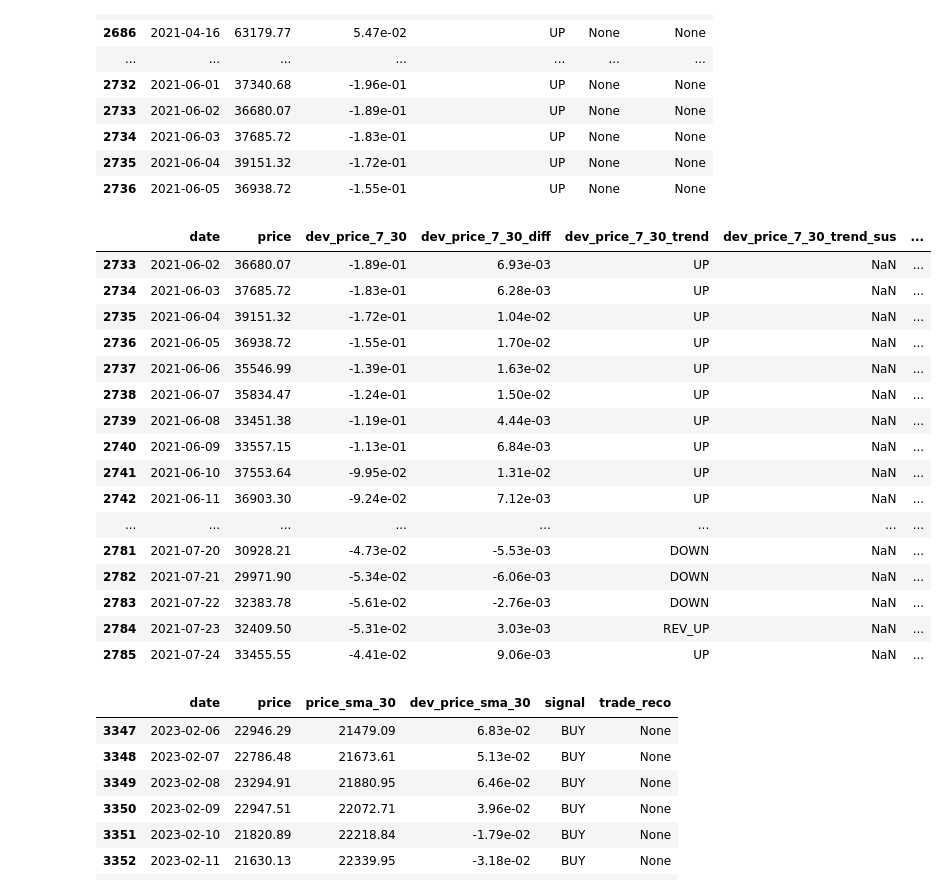
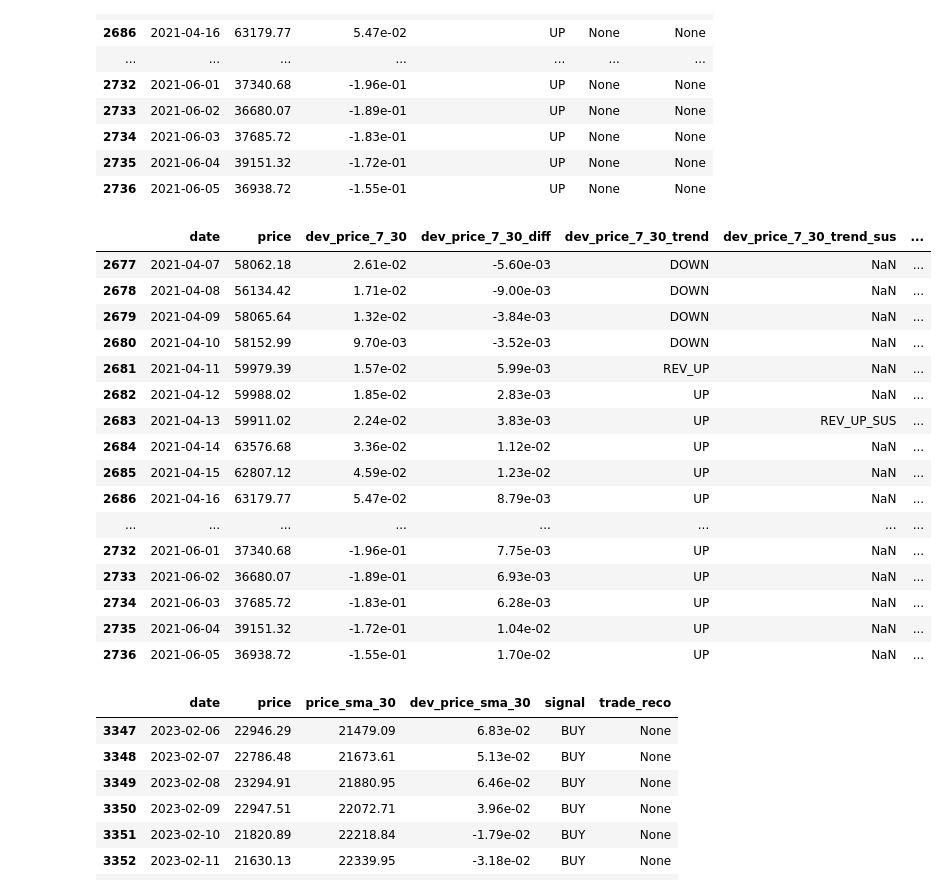
Before and after one commit to abhishek4563/crypto-trading-app, a Jupyter notebook: Algov0.2AlgoDev.ipynb, the cells around one changed output. Saved outputs shown, nothing was run; the diff lists cells and outputs as text; code cells hidden in the pictures.

```diff
--- a/Algov0.2AlgoDev.ipynb
+++ b/Algov0.2AlgoDev.ipynb
@@ -410,25 +410,25 @@ btc_hist_prices[(btc_hist_prices['date']>'2021-04-06') & (btc_hist_prices['date'
 | 2735 | 2021-06-04 | 39151.32 | -1.72e-01 | UP | None | None |
 | 2736 | 2021-06-05 | 36938.72 | -1.55e-01 | UP | None | None |
 # %%
-btc_hist_prices[(btc_hist_prices['date']>'2021-06-01') & (btc_hist_prices['date']<'2021-07-25')] [['date','price','dev_price_7_30','dev_price_7_30_diff','dev_price_7_30_trend','dev_price_7_30_trend_sus', 'signal', 'trade_reco']]
+btc_hist_prices[(btc_hist_prices['date']>'2021-04-06') & (btc_hist_prices['date']<'2021-06-06')] [['date','price','dev_price_7_30','dev_price_7_30_diff','dev_price_7_30_trend','dev_price_7_30_trend_sus', 'signal', 'trade_reco']]
 # %% [output]
 |  | date | price | dev_price_7_30 | dev_price_7_30_diff | dev_price_7_30_trend | dev_price_7_30_trend_sus | ... |
+| 2677 | 2021-04-07 | 58062.18 | 2.61e-02 | -5.60e-03 | DOWN | NaN | ... |
+| 2678 | 2021-04-08 | 56134.42 | 1.71e-02 | -9.00e-03 | DOWN | NaN | ... |
+| 2679 | 2021-04-09 | 58065.64 | 1.32e-02 | -3.84e-03 | DOWN | NaN | ... |
+| 2680 | 2021-04-10 | 58152.99 | 9.70e-03 | -3.52e-03 | DOWN | NaN | ... |
+| 2681 | 2021-04-11 | 59979.39 | 1.57e-02 | 5.99e-03 | REV_UP | NaN | ... |
+| 2682 | 2021-04-12 | 59988.02 | 1.85e-02 | 2.83e-03 | UP | NaN | ... |
+| 2683 | 2021-04-13 | 59911.02 | 2.24e-02 | 3.83e-03 | UP | REV_UP_SUS | ... |
+| 2684 | 2021-04-14 | 63576.68 | 3.36e-02 | 1.12e-02 | UP | NaN | ... |
+| 2685 | 2021-04-15 | 62807.12 | 4.59e-02 | 1.23e-02 | UP | NaN | ... |
+| 2686 | 2021-04-16 | 63179.77 | 5.47e-02 | 8.79e-03 | UP | NaN | ... |
+| ... | ... | ... | ... | ... | ... | ... | ... |
+| 2732 | 2021-06-01 | 37340.68 | -1.96e-01 | 7.75e-03 | UP | NaN | ... |
 | 2733 | 2021-06-02 | 36680.07 | -1.89e-01 | 6.93e-03 | UP | NaN | ... |
 | 2734 | 2021-06-03 | 37685.72 | -1.83e-01 | 6.28e-03 | UP | NaN | ... |
 | 2735 | 2021-06-04 | 39151.32 | -1.72e-01 | 1.04e-02 | UP | NaN | ... |
 | 2736 | 2021-06-05 | 36938.72 | -1.55e-01 | 1.70e-02 | UP | NaN | ... |
-| 2737 | 2021-06-06 | 35546.99 | -1.39e-01 | 1.63e-02 | UP | NaN | ... |
-| 2738 | 2021-06-07 | 35834.47 | -1.24e-01 | 1.50e-02 | UP | NaN | ... |
-| 2739 | 2021-06-08 | 33451.38 | -1.19e-01 | 4.44e-03 | UP | NaN | ... |
-| 2740 | 2021-06-09 | 33557.15 | -1.13e-01 | 6.84e-03 | UP | NaN | ... |
-| 2741 | 2021-06-10 | 37553.64 | -9.95e-02 | 1.31e-02 | UP | NaN | ... |
-| 2742 | 2021-06-11 | 36903.30 | -9.24e-02 | 7.12e-03 | UP | NaN | ... |
-| ... | ... | ... | ... | ... | ... | ... | ... |
-| 2781 | 2021-07-20 | 30928.21 | -4.73e-02 | -5.53e-03 | DOWN | NaN | ... |
-| 2782 | 2021-07-21 | 29971.90 | -5.34e-02 | -6.06e-03 | DOWN | NaN | ... |
-| 2783 | 2021-07-22 | 32383.78 | -5.61e-02 | -2.76e-03 | DOWN | NaN | ... |
-| 2784 | 2021-07-23 | 32409.50 | -5.31e-02 | 3.03e-03 | REV_UP | NaN | ... |
-| 2785 | 2021-07-24 | 33455.55 | -4.41e-02 | 9.06e-03 | UP | NaN | ... |
 # %%
 btc_hist_prices[(btc_hist_prices['date']>'2023-02-05') & (btc_hist_prices['date']<'2023-03-05')] [['date','price','price_sma_30','dev_price_sma_30','signal', 'trade_reco']]
 # %% [output]
```
